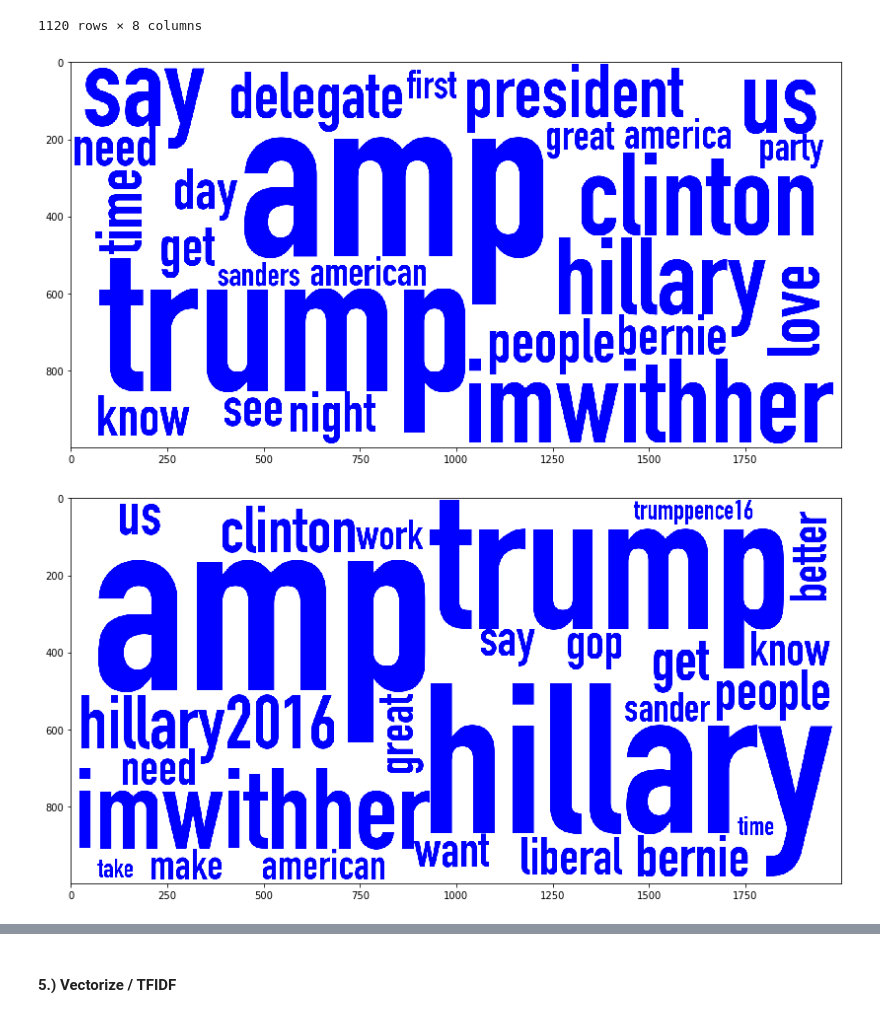
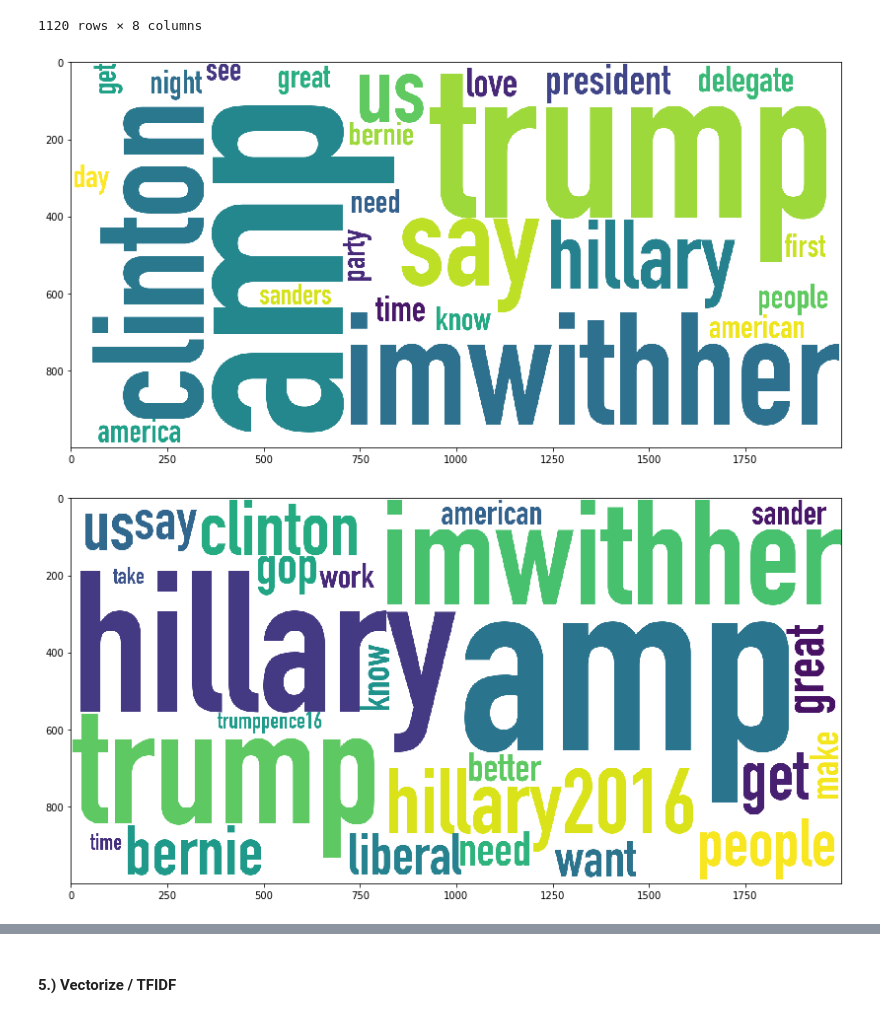
Before and after one commit to jakemull13/Network-Analysis-of-Political-Communites-on-Twitter, a Jupyter notebook: EDA.ipynb, the cells around one changed output, grey strips where cells are left out. Cells and saved outputs as stored; diff of their text form; code cells hidden in the pictures.

```diff
--- a/EDA.ipynb
+++ b/EDA.ipynb
@@ -19,7 +19,7 @@ def plot_wordcloud(text, figname='wordcloud', rgb=(0,0,0), stop_words=[]):
     '''
     font_path = "/Library/Fonts/DIN Condensed Bold.ttf"
     wc = WordCloud(background_color="white",max_words=25,
-                   collocations=False, font_path=font_path, scale=5,stopwords=stop_words, color_func=lambda *args, **kwargs: rgb)
+                   collocations=False, font_path=font_path, scale=5,stopwords=stop_words)#, color_func=lambda *args, **kwargs: rgb)
     wc.generate(text)
 
     fig, ax = plt.subplots(figsize=(14,18))
@@ -259,16 +259,18 @@ user_summary
 # %%
 community18 = user_summary[user_summary['community']==18.0]
 community29 = user_summary[user_summary['community']==29.0]
 community70 = user_summary[user_summary['community']==70.0]
 community25 = user_summary[user_summary['community']==25.0]
 community46 = user_summary[user_summary['community']==46.0]
+community106 = user_summary[user_summary['community']==106.0]
 
 #plot text word clouds
 plot_wordcloud((' '.join(community18['combined_text'])), rgb=(0,0,255), stop_words=['demconvention', 'democratic', 'debate', 'dncinphl', 'convention', 'tonight', 'vote'])
 plot_wordcloud((' '.join(community29['combined_text'])), rgb=(0,0,255), stop_words=['demconvention', 'democratic', 'debate', 'dncinphl', 'convention', 'tonight', 'vote'])
 plot_wordcloud((' '.join(community70['combined_text'])), rgb=(0,0,255), stop_words=['demconvention', 'democratic', 'debate', 'dncinphl', 'convention', 'tonight', 'vote'])
 plot_wordcloud((' '.join(community25['combined_text'])), rgb=(0,0,255), stop_words=['demconvention', 'democratic', 'debate', 'dncinphl', 'convention', 'tonight', 'vote'])
 plot_wordcloud((' '.join(community46['combined_text'])), rgb=(0,0,255), stop_words=['demconvention', 'democratic', 'debate', 'dncinphl', 'convention', 'tonight', 'vote'])
+plot_wordcloud((' '.join(community106['combined_text'])), rgb=(0,0,255), stop_words=['demconvention', 'democratic', 'debate', 'dncinphl', 'convention', 'tonight', 'vote'])
 # %% [output]
-[figure, old version]
+[figure, new version]
-[figure, old version]
+[figure, new version]
```
Also changed, not shown: parts of 9 cells of this notebook, 9 other files.
